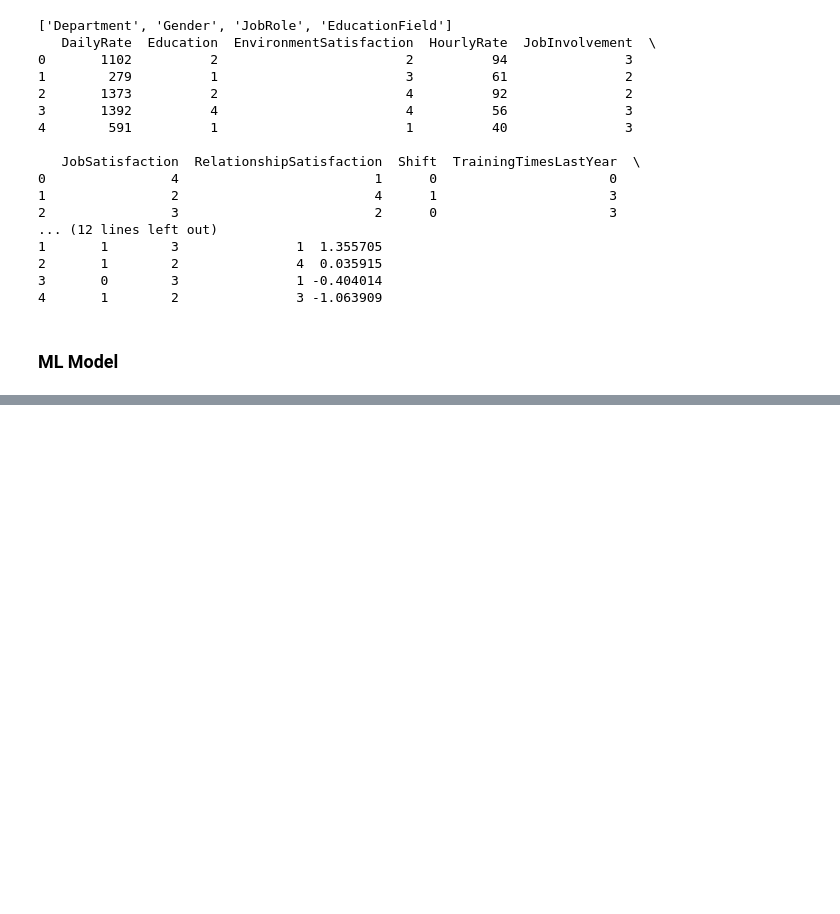
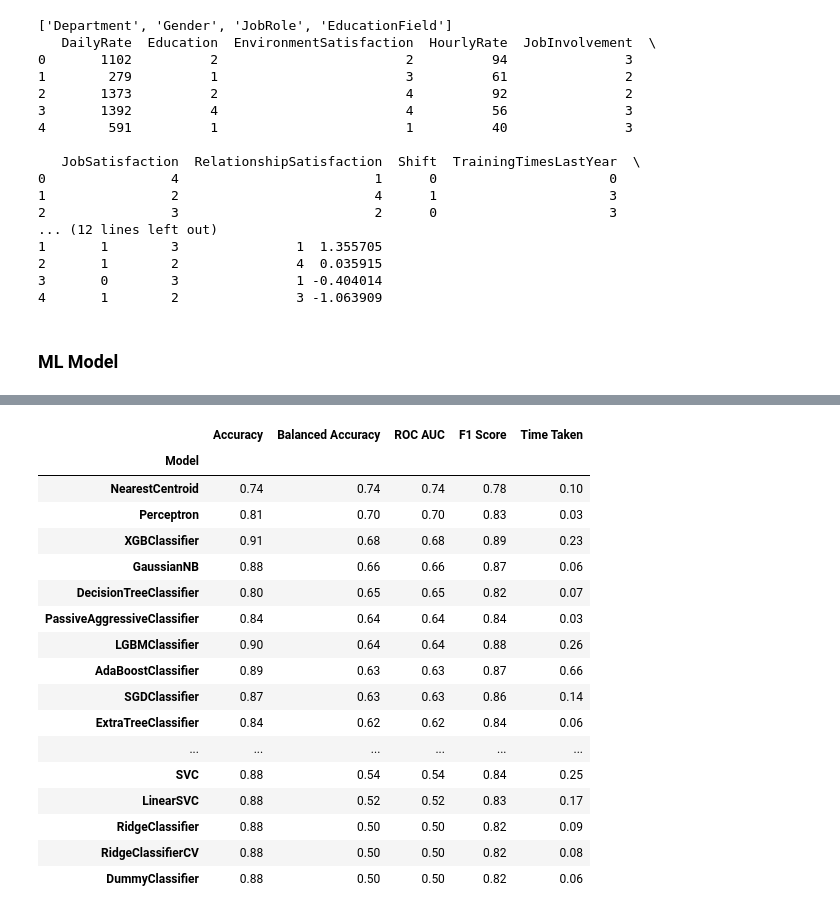
Before and after one commit to Sathyadev75/Employee-attrition-analysis, a Jupyter notebook: Attrition_Analysis_of_Hospital_Employees.ipynb, the cells around one changed output, grey strips where cells are left out. Drawn from its saved outputs; the diff is of its cells as text; code cells hidden in the pictures; blank space fills up the shorter version.

```diff
--- a/Attrition_Analysis_of_Hospital_Employees.ipynb
+++ b/Attrition_Analysis_of_Hospital_Employees.ipynb
@@ -610,7 +621,12 @@ Please also refer to the documentation for alternative solver options:
-# %%
-from sklearn.preprocessing import StandardScaler
-
-scaler=StandardScaler()
-
-x_train=scaler.fit_transform(x_train)
-x_test=scaler.fit_transform(x_test)
+# %%
+#!pip install lazypredict
+from lazypredict.Supervised import LazyClassifier
+import pandas as pd
+from sklearn.model_selection import train_test_split
+
+# Create a LazyClassifier
+clf = LazyClassifier(predictions=True)
+models = clf.fit(x_train, x_test, y_train, y_test)
+
+# Display the performance of various classification models
+print(models)
@@ -616,0 +651,21 @@ x_test=scaler.fit_transform(x_test)
+# %%
+models[0]
+# %% [output]
+|  | Accuracy | Balanced Accuracy | ROC AUC | F1 Score | Time Taken |
+| Model |  |  |  |  |  |
+| NearestCentroid | 0.74 | 0.74 | 0.74 | 0.78 | 0.10 |
+| Perceptron | 0.81 | 0.70 | 0.70 | 0.83 | 0.03 |
+| XGBClassifier | 0.91 | 0.68 | 0.68 | 0.89 | 0.23 |
+| GaussianNB | 0.88 | 0.66 | 0.66 | 0.87 | 0.06 |
+| DecisionTreeClassifier | 0.80 | 0.65 | 0.65 | 0.82 | 0.07 |
+| PassiveAggressiveClassifier | 0.84 | 0.64 | 0.64 | 0.84 | 0.03 |
+| LGBMClassifier | 0.90 | 0.64 | 0.64 | 0.88 | 0.26 |
+| AdaBoostClassifier | 0.89 | 0.63 | 0.63 | 0.87 | 0.66 |
+| SGDClassifier | 0.87 | 0.63 | 0.63 | 0.86 | 0.14 |
+| ExtraTreeClassifier | 0.84 | 0.62 | 0.62 | 0.84 | 0.06 |
+| ... | ... | ... | ... | ... | ... |
+| SVC | 0.88 | 0.54 | 0.54 | 0.84 | 0.25 |
+| LinearSVC | 0.88 | 0.52 | 0.52 | 0.83 | 0.17 |
+| RidgeClassifier | 0.88 | 0.50 | 0.50 | 0.82 | 0.09 |
+| RidgeClassifierCV | 0.88 | 0.50 | 0.50 | 0.82 | 0.08 |
+| DummyClassifier | 0.88 | 0.50 | 0.50 | 0.82 | 0.06 |
```
Also changed, not shown: parts of 9 cells of this notebook.
